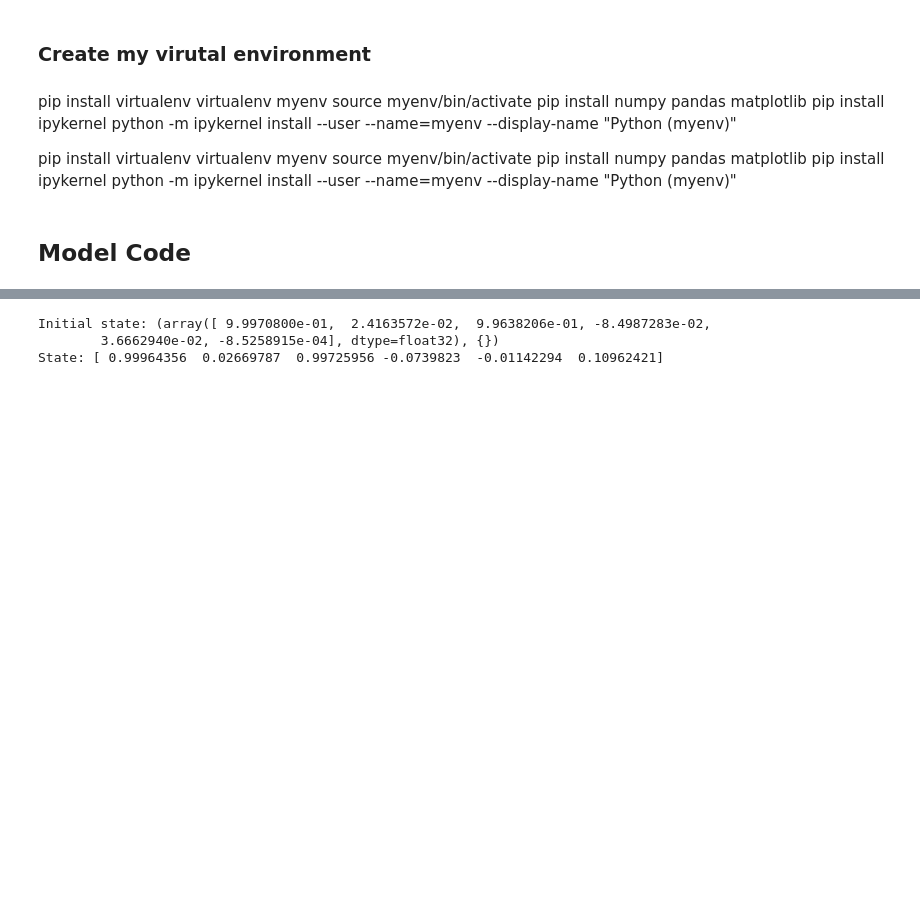
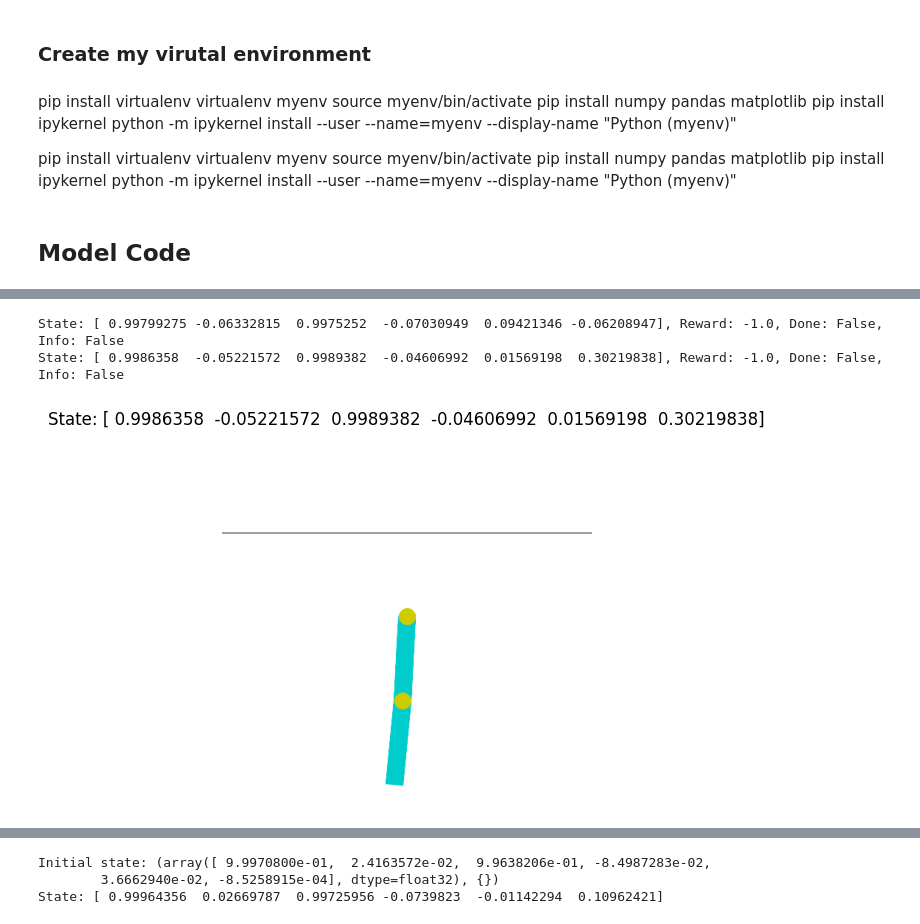
Before and after one commit to trueblood/MyAcrobot, a Jupyter notebook: MyAcrobot.ipynb, the cells around one changed output, grey strips where cells are left out. Cells and saved outputs as stored; diff of their text form; code cells hidden in the pictures; blank space fills up the shorter version.

```diff
--- a/MyAcrobot.ipynb
+++ b/MyAcrobot.ipynb
@@ -80,0 +42,47 @@ state is  [ 0.99971807 -0.02374357  0.99558973  0.09381399  0.14422548 -0.183945
+# %%
+import gymnasium as gym
+import matplotlib.pyplot as plt
+from matplotlib.animation import FuncAnimation
+
+# Set up the environment
+env = gym.make('Acrobot-v1', render_mode='rgb_array')
+state = env.reset()
+
+# Initialize a figure
+fig, ax = plt.subplots()
+img = env.render()
+im = ax.imshow(img)
+ax.axis('off')  # Turn off the axis
+
+# Define an update function for the animation
+def update_frame(frame):
+    global state
+    # Loop through actions for each frame update
+    for _ in range(1):  # Adjust the range to control how many steps per frame
+        action = env.action_space.sample()  # Sample a random action
+        state, reward, done, info, _ = env.step(action)  # Take a step in the environment
+        print(f'State: {state}, Reward: {reward}, Done: {done}, Info: {info}')
+
+        # Reset if done
+        if done:
+            state = env.reset()
+
+    # Render the new frame
+    img = env.render()
+    im.set_array(img)
+    plt.title(f'State: {state}')  # Update title with current state
+
+    return [im]
+
+# Create the animation
+ani = FuncAnimation(fig, update_frame, frames=100, blit=True, interval=50)  # interval controls the speed
+
+# Display the animation
+plt.show()
+
+# Close the environment
+env.close()
+# %% [output]
+State: [ 0.99799275 -0.06332815  0.9975252  -0.07030949  0.09421346 -0.06208947], Reward: -1.0, Done: False, Info: False
+State: [ 0.9986358  -0.05221572  0.9989382  -0.04606992  0.01569198  0.30219838], Reward: -1.0, Done: False, Info: False
+[figure, added]
```
Also changed, not shown: parts of 3 cells of this notebook, 1 other file.
